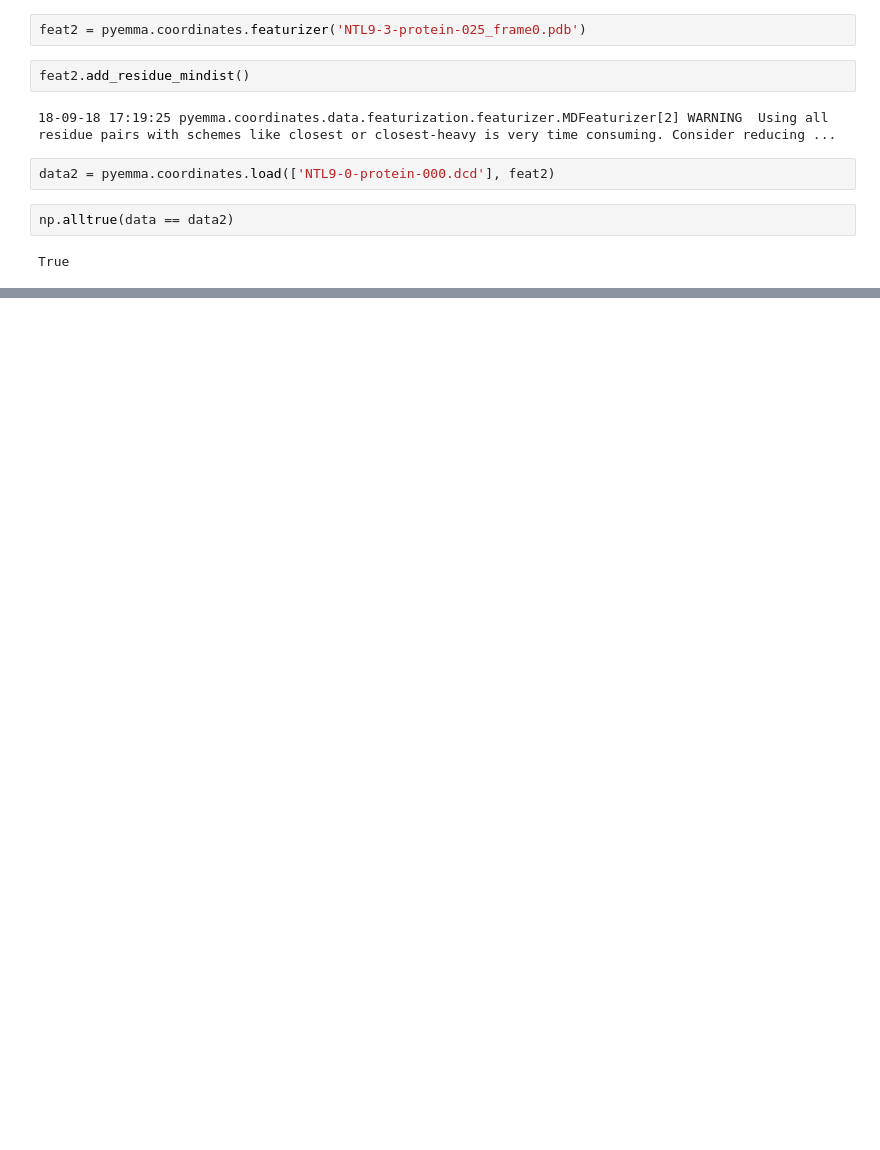
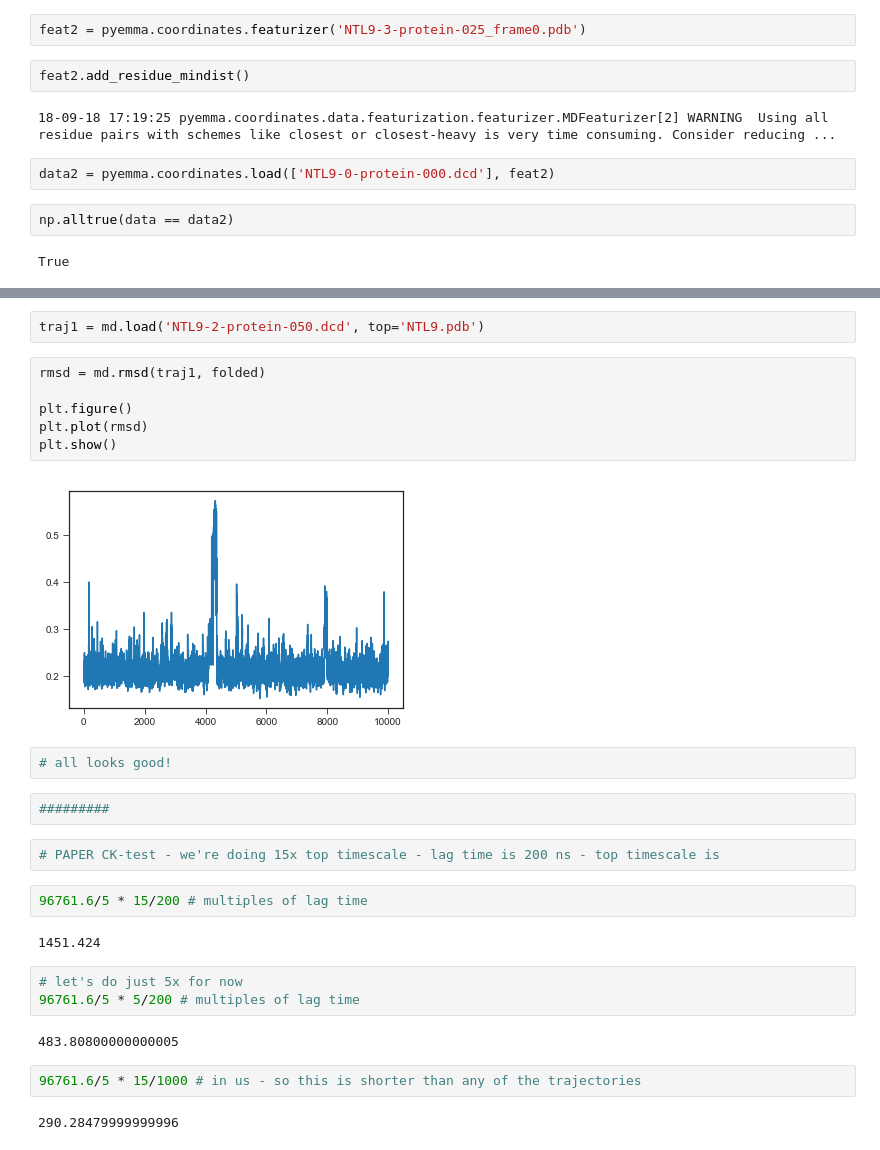
Before and after one commit to choderalab/msm-mfpt, a Jupyter notebook: vamp_scoring/automatic_eigenvalue/ntl9/ntl9_top_model.ipynb, the cells around one changed output, grey strips where cells are left out. Drawn from its saved outputs; the diff is of its cells as text; blank space fills up the shorter version.

```diff
--- a/vamp_scoring/automatic_eigenvalue/ntl9/ntl9_top_model.ipynb
+++ b/vamp_scoring/automatic_eigenvalue/ntl9/ntl9_top_model.ipynb
@@ -906,0 +921,29 @@ True
+# %%
+traj1 = md.load('NTL9-2-protein-050.dcd', top='NTL9.pdb')
+# %%
+rmsd = md.rmsd(traj1, folded)
+
+plt.figure()
+plt.plot(rmsd)
+plt.show()
+# %% [output]
+[figure, added]
+# %%
+# all looks good!
+# %%
+#########
+# %%
+# PAPER CK-test - we're doing 15x top timescale - lag time is 200 ns - top timescale is
+# %%
+96761.6/5 * 15/200 # multiples of lag time
+# %% [output]
+1451.424
+# %%
+# let's do just 5x for now
+96761.6/5 * 5/200 # multiples of lag time
+# %% [output]
+483.80800000000005
+# %%
+96761.6/5 * 15/1000 # in us - so this is shorter than any of the trajectories
+# %% [output]
+290.28479999999996
```
Also changed, not shown: parts of 39 cells of this notebook, 7 other files.
